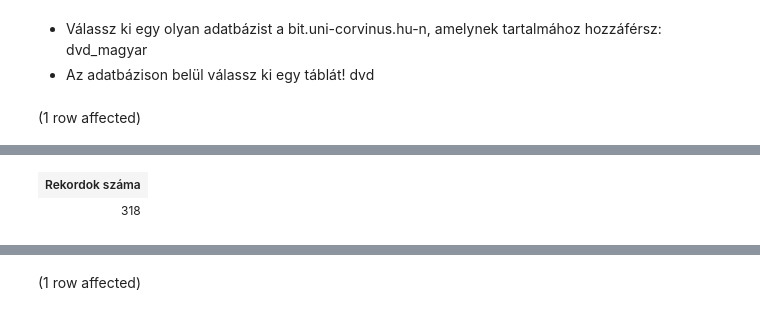
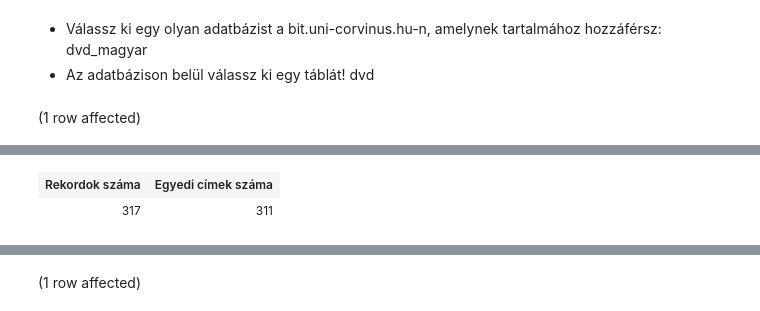
Before and after one commit to marinatoth/db_sql, a Jupyter notebook: hazi_adatprofilozas.ipynb, the cells around one changed output, grey strips where cells are left out. Cells and saved outputs as stored; diff of their text form; code cells hidden in the pictures.

```diff
--- a/hazi_adatprofilozas.ipynb
+++ b/hazi_adatprofilozas.ipynb
@@ -2,7 +2,9 @@
 - Válassz ki egy olyan adatbázist a bit.uni-corvinus.hu-n, amelynek tartalmához hozzáférsz: dvd\_magyar
 - Az adatbázison belül válassz ki egy táblát! dvd
 # %%
-SELECT count(*) as 'Rekordok száma'
+SELECT count(*) as 'Rekordok száma',
+COUNT(DISTINCT cim) as 'Egyedi címek száma'
 FROM dvd
+WHERE cim IS NOT NULL
 # %% [output]
 (1 row affected)
@@ -10,2 +12,2 @@ Total execution time: 00:00:00.010
-| Rekordok száma |
-| 318 |
+| Rekordok száma | Egyedi címek száma |
+| 317 | 311 |
```
Also changed, not shown: parts of 5 cells of this notebook.
